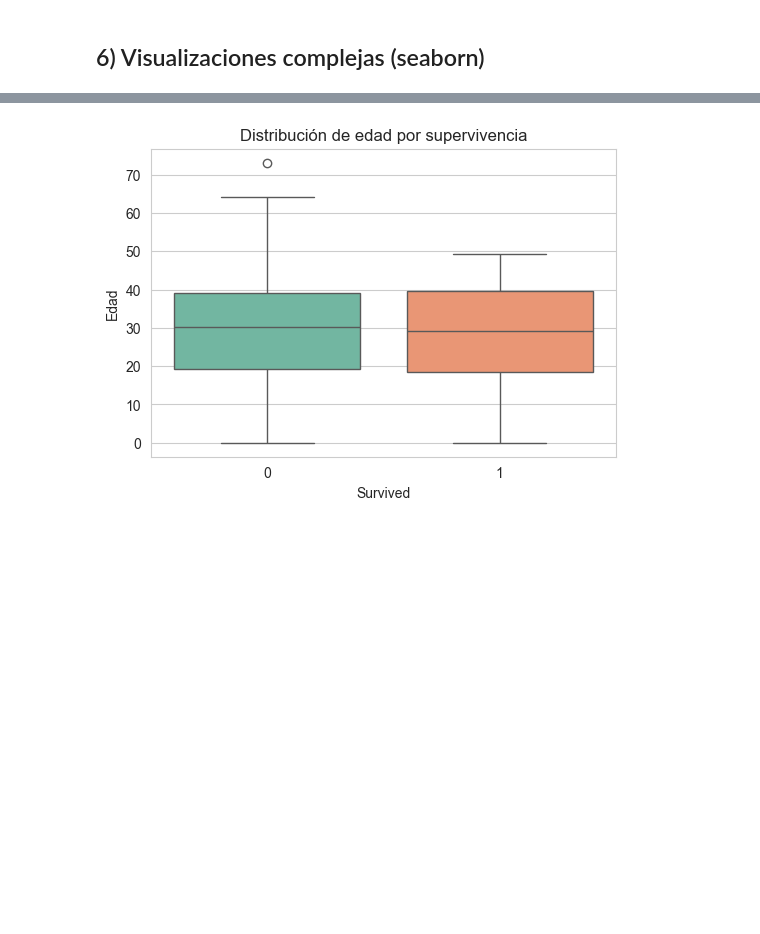
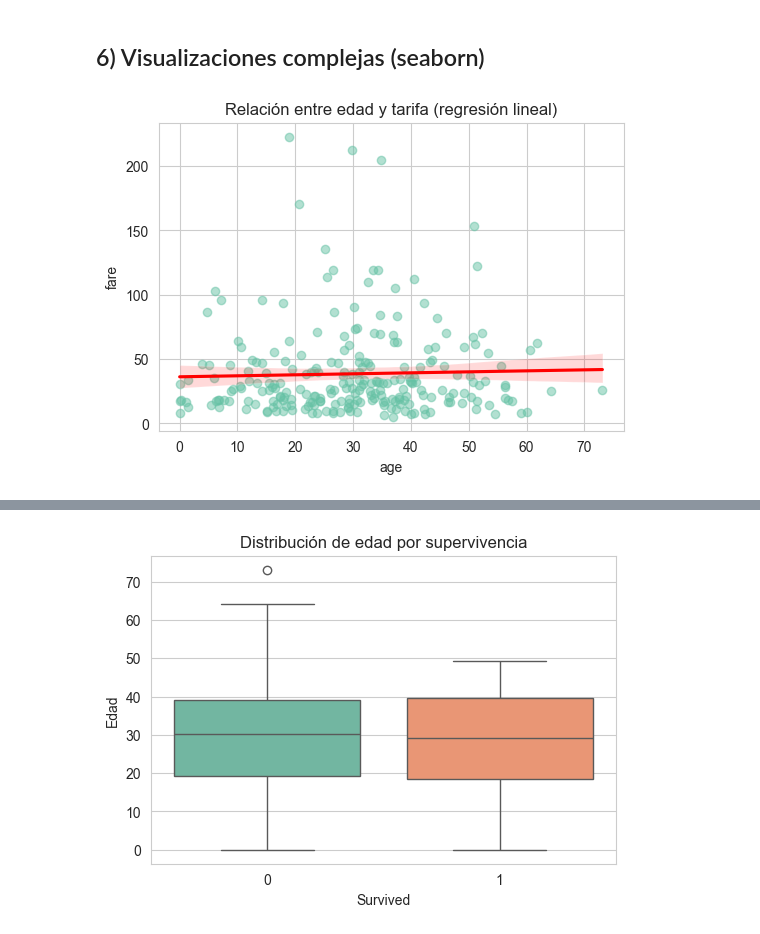
Before and after one commit to steestor/course-python-ml, a Jupyter notebook: notebooks/S1_A1_Entorno_y_Stack.ipynb, the cells around one changed output, grey strips where cells are left out. Drawn from its saved outputs; the diff is of its cells as text; code cells hidden in the pictures; blank space fills up the shorter version.

```diff
--- a/notebooks/S1_A1_Entorno_y_Stack.ipynb
+++ b/notebooks/S1_A1_Entorno_y_Stack.ipynb
@@ -256,3 +267,13 @@ plt.show()
 sns.set_style('whitegrid')
 sns.set_palette('Set2')
 # Nota: si el dataset tiene pocos registros, algunos plots pueden quedar simples
+# %%
+# Scatter con línea de tendencia simple (regplot)
+plt.figure(figsize=(6, 4))
+sns.regplot(
+    x="age", y="fare", data=df, scatter_kws={"alpha": 0.5}, line_kws={"color": "red"}
+)
+plt.title("Relación entre edad y tarifa (regresión lineal)")
+plt.show()
+# %% [output]
+[figure, added]
```
Also changed, not shown: parts of 12 cells of this notebook, 1 other file.
